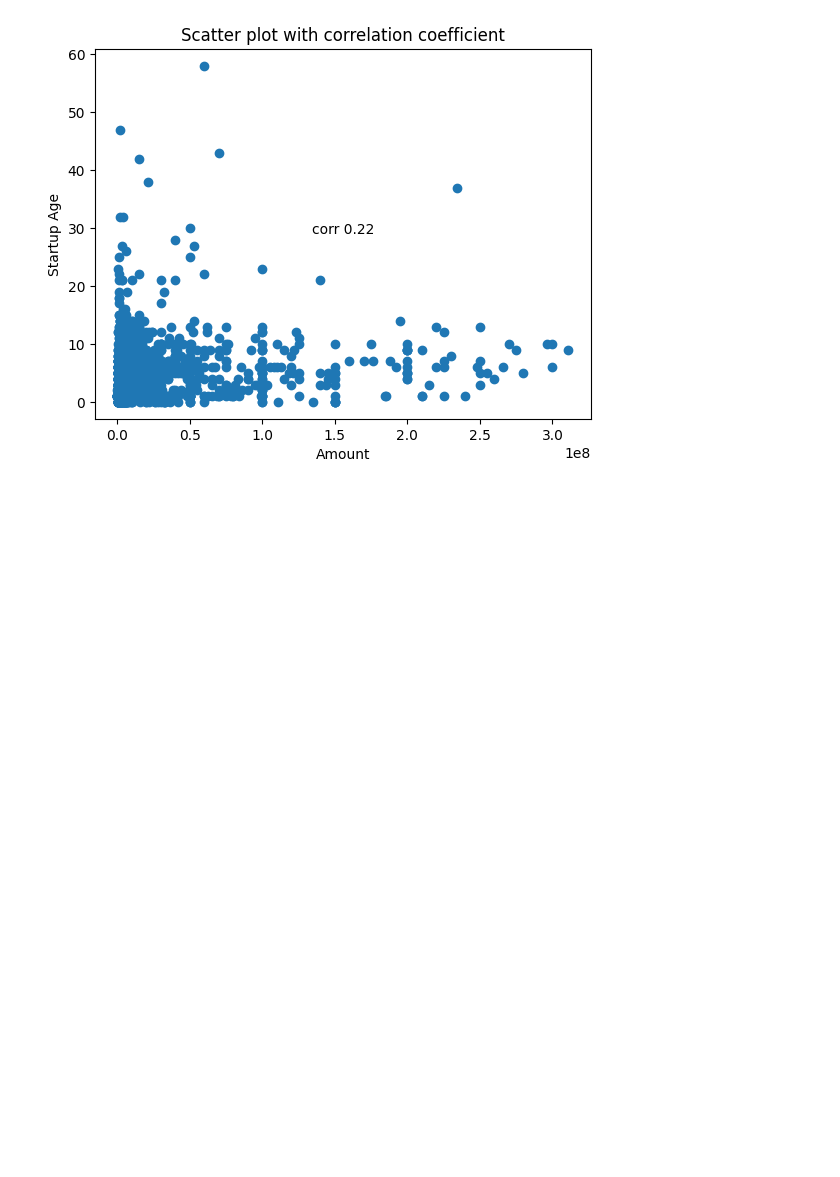
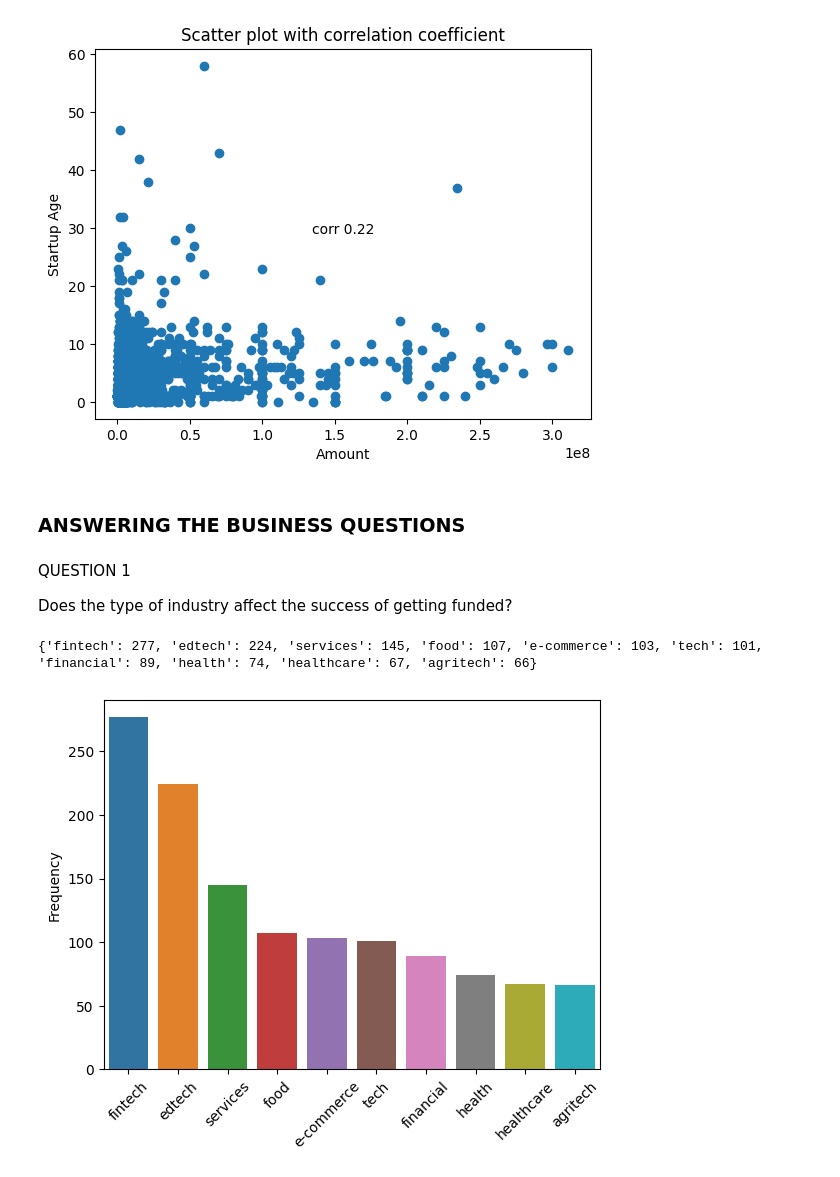
Before and after one commit to UMAR-FAWAZ/Indian_startup_funding_project, a Jupyter notebook: Indian_Startup.ipynb, the cells around one changed output. Cells and saved outputs as stored; diff of their text form; code cells hidden in the pictures; blank space fills up the shorter version.

Commit message:
answer the business questions

```diff
--- a/Indian_Startup.ipynb
+++ b/Indian_Startup.ipynb
@@ -1725,3 +1726,54 @@ plt.annotate(f'corr {corr:.2f}', (0.5, 0.5), xycoords='axes fraction', ha='cente
 plt.show()
 # %% [output]
 [figure]
+# %% [markdown]
+### ANSWERING THE BUSINESS QUESTIONS
+# %% [markdown]
+QUESTION 1
+
+Does the type of industry affect the success of getting funded?
+# %%
+# Replace ',' and '&' with '' in the Sector column
+sector_analysis = df['Sector'].apply(lambda x: str(x).replace(',', ''))
+sector_analysis = sector_analysis.apply(lambda x: str(x).replace('&', ''))
+sector_analysis = sector_analysis.apply(lambda x: str(x).replace('startup', ''))
+sector_analysis = sector_analysis.apply(lambda x: str(x).replace('technology', ''))
+
+# Concatenate all the words in the sector_analysis series into a single string
+txt = sector_analysis.str.lower().str.cat(sep=' ')
+
+words = txt.split()
+
+# Create a dictionary to store the word counts
+word_counts = {}
+
+# Loop through the list of words and update the count for each word
+for word in words:
+    if word in word_counts:
+        word_counts[word] += 1
+    else:
+        word_counts[word] = 1
+
+# Sort the dictionary by the count and get the top 10 words
+top_10 = dict(sorted(word_counts.items(), key=lambda x: x[1], reverse=True)[:10])
+
+print(top_10)
+# %% [output]
+{'fintech': 277, 'edtech': 224, 'services': 145, 'food': 107, 'e-commerce': 103, 'tech': 101, 'financial': 89, 'health': 74, 'healthcare': 67, 'agritech': 66}
+# %%
+# Create a DataFrame with the top 10 words and their frequencies
+top_10_df = pd.DataFrame(top_10.items(), columns=["Word", "Frequency"])
+
+# Use seaborn to create a bar chart
+
+sns.barplot(x='Word', y='Frequency', data=top_10_df)
+
+# Adjust the plot properties
+plt.xticks(rotation=45)
+plt.xlabel('')
+plt.ylabel('Frequency')
+
+# Show the plot
+plt.show()
+# %% [output]
+[figure, added]
```
Also changed, not shown: parts of 22 cells of this notebook.
